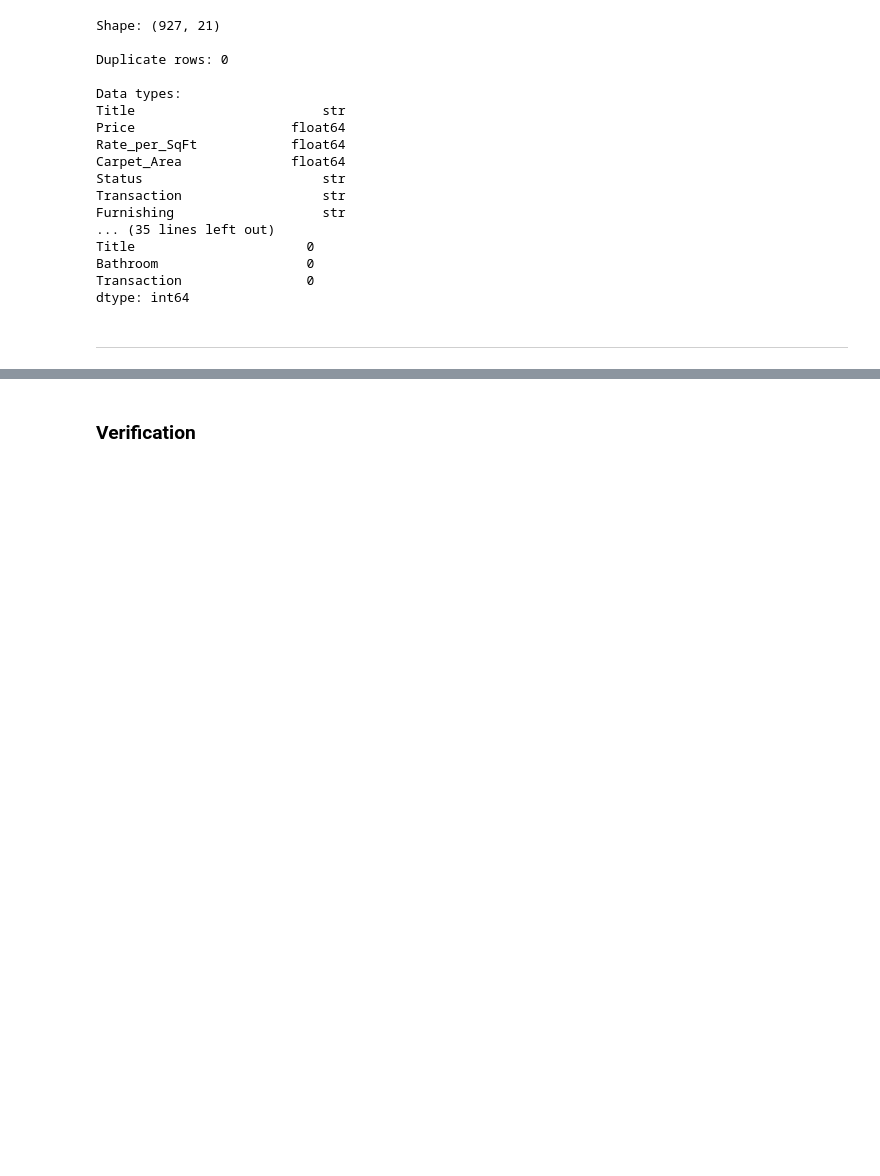
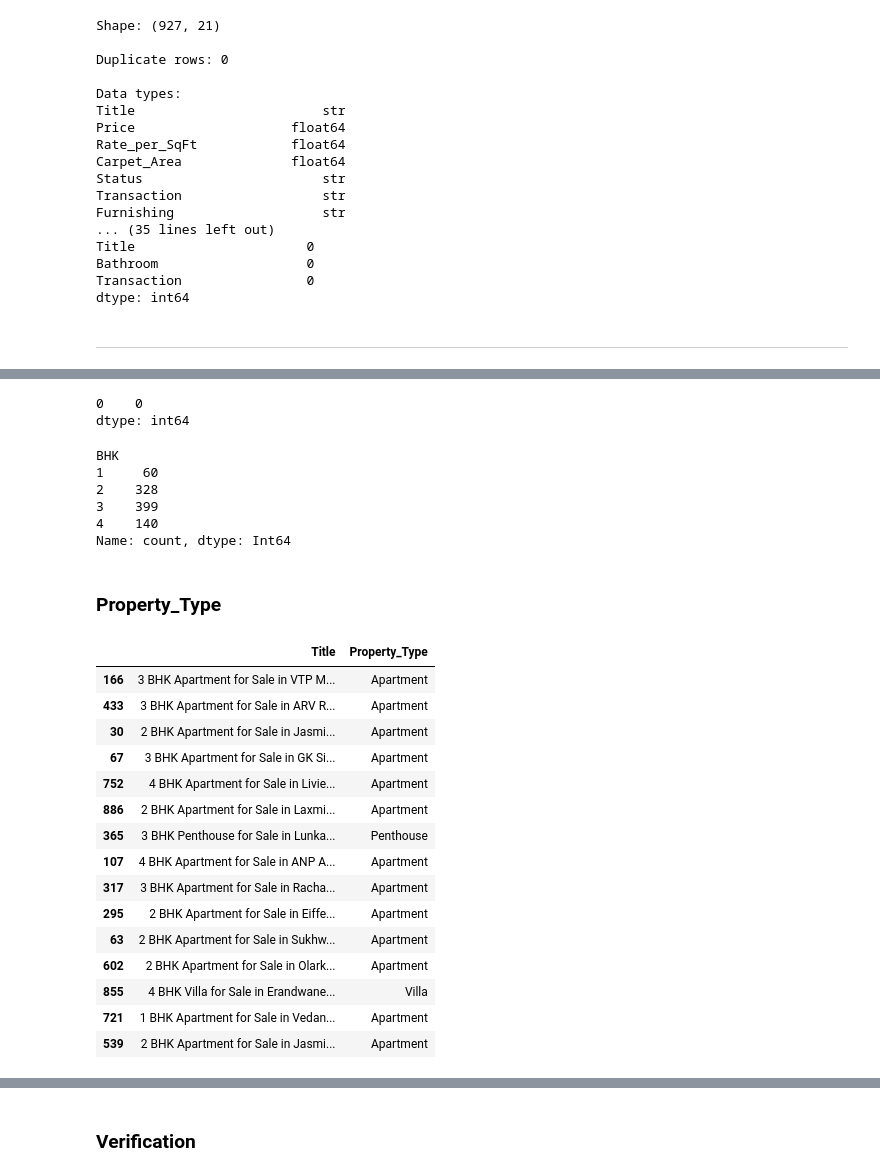
Before and after one commit to Omkesh-Bash/pune-real-estate-data-cleaning, a Jupyter notebook: notebooks/Pune_Real_Estate_Data_Cleaning.ipynb, the cells around one changed output, grey strips where cells are left out. Drawn from its saved outputs; the diff is of its cells as text; code cells hidden in the pictures; blank space fills up the shorter version.

```diff
--- a/notebooks/Pune_Real_Estate_Data_Cleaning.ipynb
+++ b/notebooks/Pune_Real_Estate_Data_Cleaning.ipynb
@@ -1692,0 +1717,43 @@ dtype: int64
+# %%
+real_estate['Title'].str.extract(r'(\d+)\s*BHK').isna().sum()
+# %% [output]
+0    0
+dtype: int64
+# %%
+real_estate['BHK'] = (
+    real_estate.Title
+    .str.extract(r'(\d+)\s*BHK')[0]
+    .astype('Int16')
+)
+# %%
+real_estate["BHK"].value_counts(dropna=False).sort_index()
+# %% [output]
+BHK
+1     60
+2    328
+3    399
+4    140
+Name: count, dtype: Int64
+# %% [markdown]
+### Property_Type
+# %%
+real_estate['Property_Type'] = real_estate.Title.str.extract(r'BHK\s+(.+?)\s+for Sale')
+# %%
+real_estate[["Title", "Property_Type"]].sample(15, random_state=42)
+# %% [output]
+|  | Title | Property_Type |
+| 166 | 3 BHK Apartment for Sale in VTP M... | Apartment |
+| 433 | 3 BHK Apartment for Sale in ARV R... | Apartment |
+| 30 | 2 BHK Apartment for Sale in Jasmi... | Apartment |
+| 67 | 3 BHK Apartment for Sale in GK Si... | Apartment |
+| 752 | 4 BHK Apartment for Sale in Livie... | Apartment |
+| 886 | 2 BHK Apartment for Sale in Laxmi... | Apartment |
+| 365 | 3 BHK Penthouse for Sale in Lunka... | Penthouse |
+| 107 | 4 BHK Apartment for Sale in ANP A... | Apartment |
+| 317 | 3 BHK Apartment for Sale in Racha... | Apartment |
+| 295 | 2 BHK Apartment for Sale in Eiffe... | Apartment |
+| 63 | 2 BHK Apartment for Sale in Sukhw... | Apartment |
+| 602 | 2 BHK Apartment for Sale in Olark... | Apartment |
+| 855 | 4 BHK Villa for Sale in Erandwane... | Villa |
+| 721 | 1 BHK Apartment for Sale in Vedan... | Apartment |
+| 539 | 2 BHK Apartment for Sale in Jasmi... | Apartment |
```
Also changed, not shown: parts of 11 cells of this notebook.
